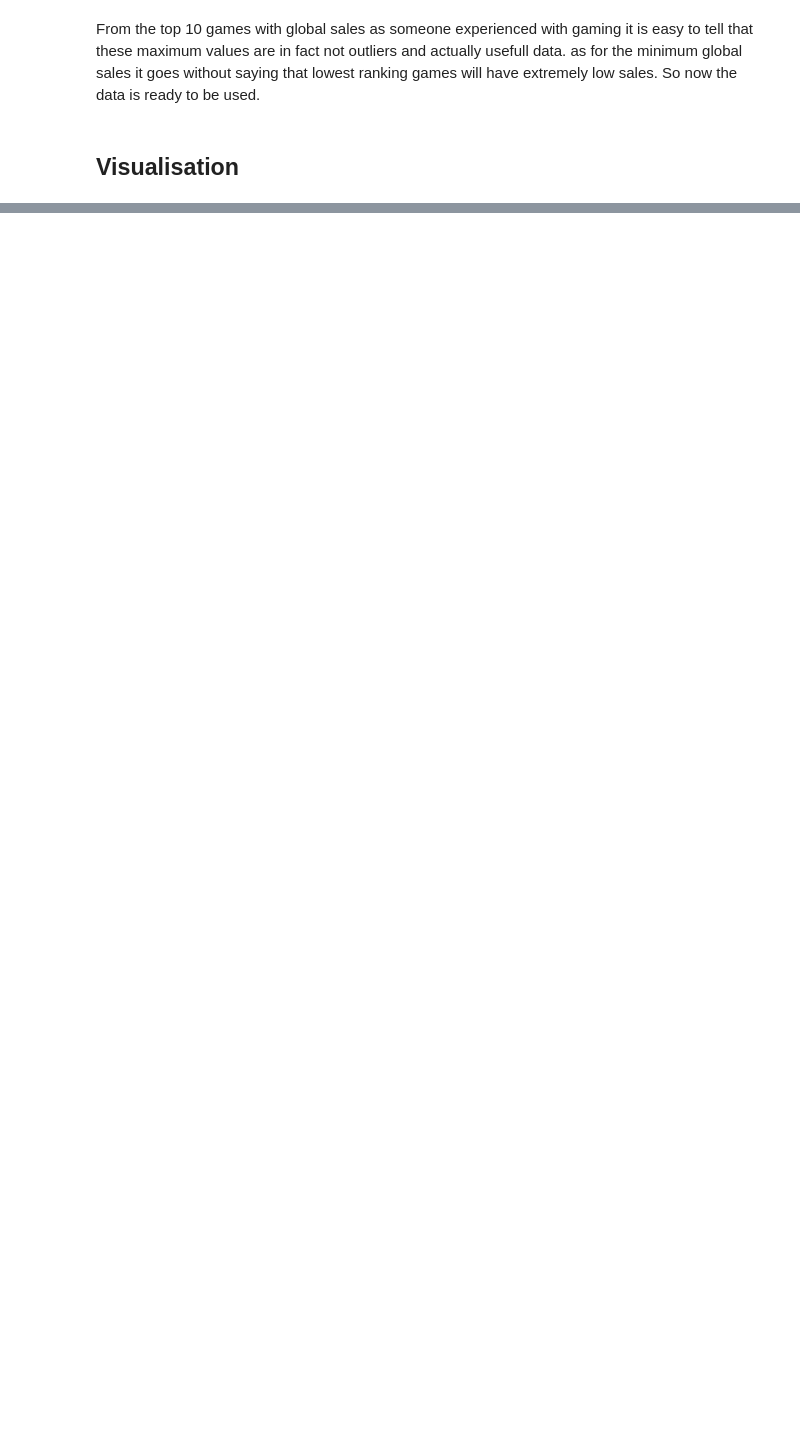
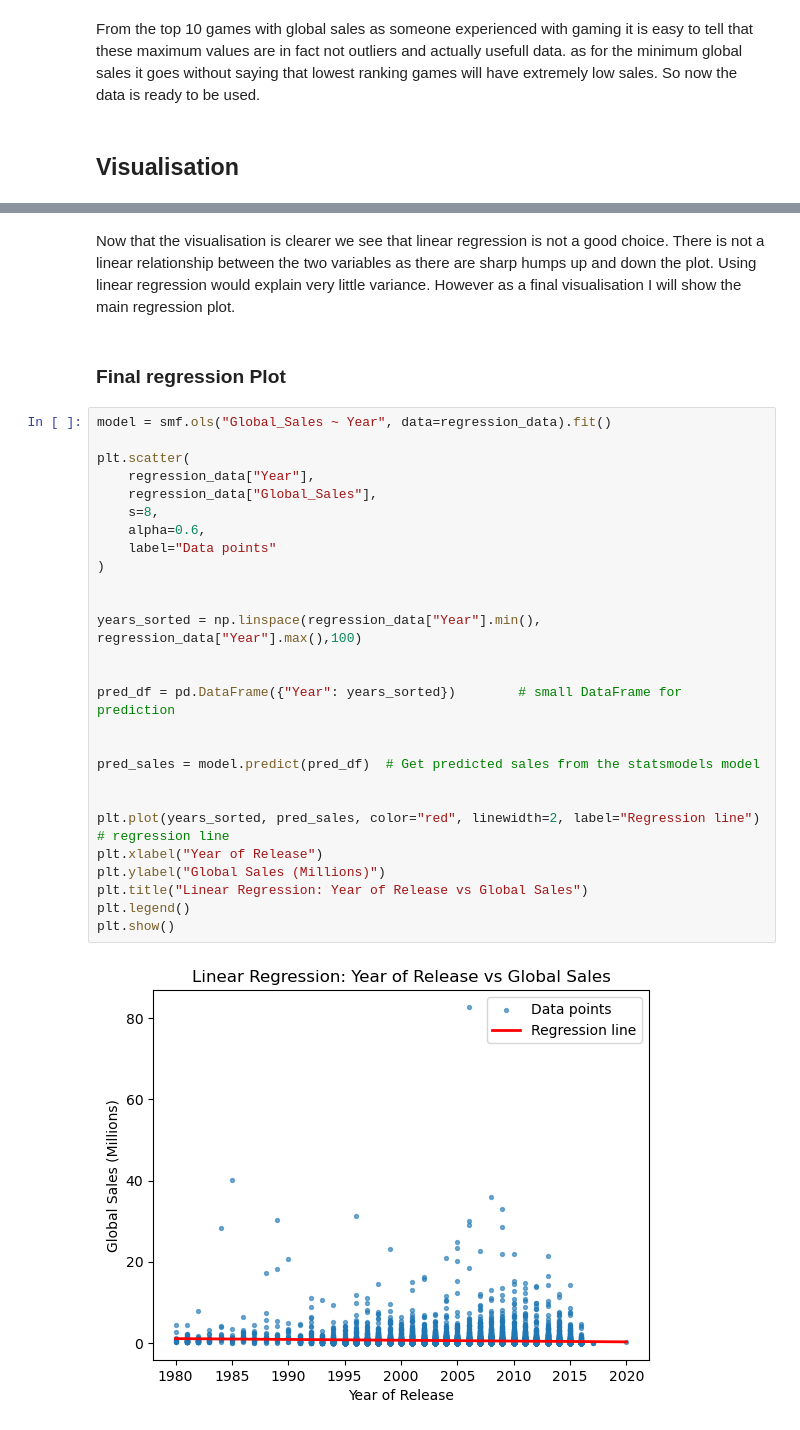
Before and after one commit to fingig/data-science-mini-project, a Jupyter notebook: notebooks/exploration.ipynb, the cells around one changed output, grey strips where cells are left out. Drawn from its saved outputs; the diff is of its cells as text; blank space fills up the shorter version.

```diff
--- a/notebooks/exploration.ipynb
+++ b/notebooks/exploration.ipynb
@@ -139,0 +166,33 @@ From the top 10 games with global sales as someone experienced with gaming it is
+# %% [markdown]
+Now that the visualisation is clearer we see that linear regression is not  a good choice. There is not a linear relationship between the two variables as there are sharp humps up and down the plot. Using linear regression would explain very little variance. However as a final visualisation I will show the main regression plot.
+# %% [markdown]
+### Final regression Plot
+# %%
+model = smf.ols("Global_Sales ~ Year", data=regression_data).fit()
+
+plt.scatter(
+    regression_data["Year"],
+    regression_data["Global_Sales"],
+    s=8,
+    alpha=0.6,
+    label="Data points"
+)
+
+
+years_sorted = np.linspace(regression_data["Year"].min(),  regression_data["Year"].max(),100)
+
+
+pred_df = pd.DataFrame({"Year": years_sorted})        # small DataFrame for prediction
+
+
+pred_sales = model.predict(pred_df)  # Get predicted sales from the statsmodels model
+
+
+plt.plot(years_sorted, pred_sales, color="red", linewidth=2, label="Regression line")     # regression line
+plt.xlabel("Year of Release")
+plt.ylabel("Global Sales (Millions)")
+plt.title("Linear Regression: Year of Release vs Global Sales")
+plt.legend()
+plt.show()
+# %% [output]
+[figure, added]
```
Also changed, not shown: parts of 8 cells of this notebook.
